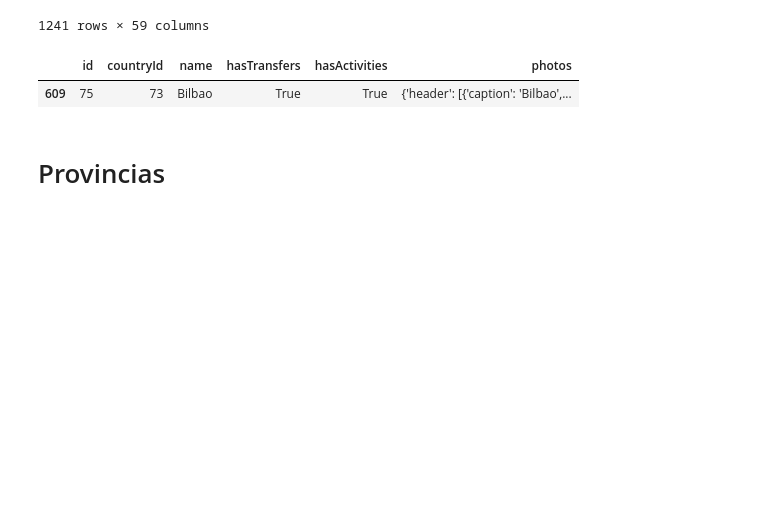
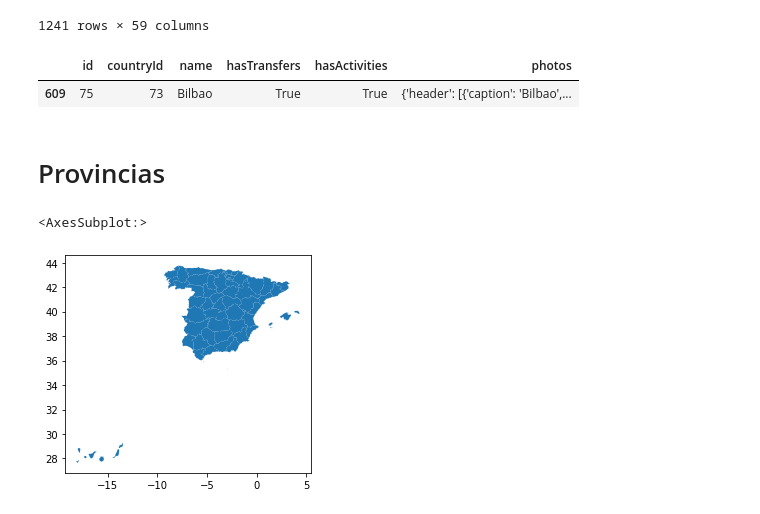
Before and after one commit to BederDS/CIVITATIS-IMPLEMENTATION2022, a Jupyter notebook: Scripts/Barcelona_act mapping.ipynb, the cells around one changed output. Cells and saved outputs as stored; diff of their text form; code cells hidden in the pictures; blank space fills up the shorter version.

```diff
--- a/Scripts/Barcelona_act mapping.ipynb
+++ b/Scripts/Barcelona_act mapping.ipynb
@@ -246,3 +222,8 @@ provincias = geopandas.read_file('/Users/macarenacruzceballos/Desktop/EXPERIENCE
+# %%
+provincias.plot()
+# %% [output]
+<AxesSubplot:>
+[figure, added]
 # %%
 provinces_act = geopandas.sjoin(all_act,provincias,how='left',predicate='within')
 provinces_act=provinces_act[provinces_act['provincia'].notna()]
```
Also changed, not shown: parts of 10 cells of this notebook, 4 other files.
